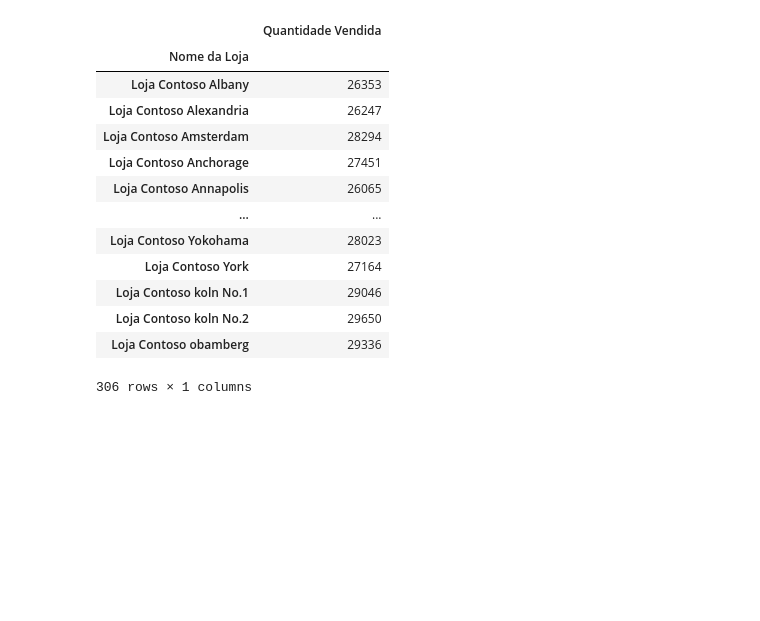
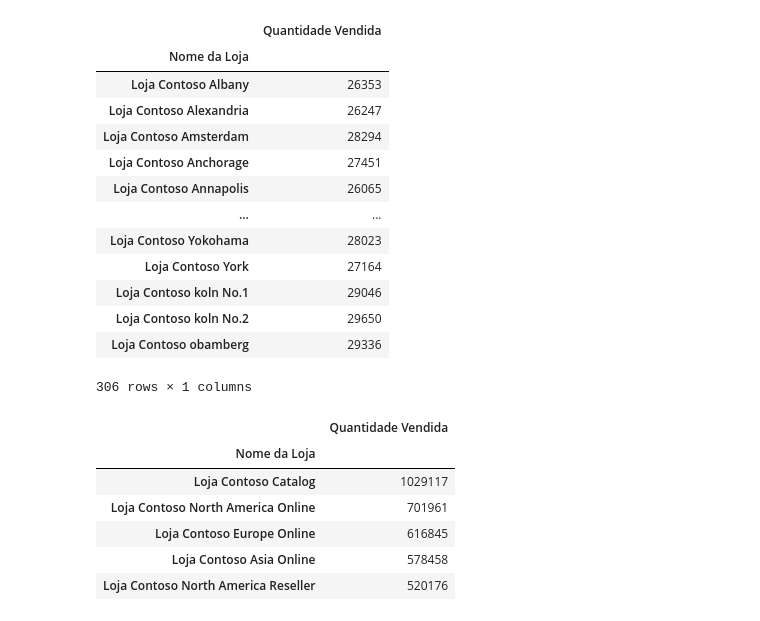
Before and after one commit to Marcogguedes/analise_dados, a Jupyter notebook: Data Analytics.ipynb, the cells around one changed output. Cells and saved outputs as stored; diff of their text form; code cells hidden in the pictures; blank space fills up the shorter version.

```diff
--- a/Data Analytics.ipynb
+++ b/Data Analytics.ipynb
@@ -172,3 +172,15 @@ vendas_lojas
 | Loja Contoso koln No.2 | 29650 |
 | Loja Contoso obamberg | 29336 |
 306 rows × 1 columns
+# %%
+# Ordenando o dataframe da loja com maior quantidade de venda para a menor loja
+vendas_lojas = vendas_lojas.sort_values('Quantidade Vendida', ascending = False)
+vendas_lojas.head()
+# %% [output]
+|  | Quantidade Vendida |
+| Nome da Loja |  |
+| Loja Contoso Catalog | 1029117 |
+| Loja Contoso North America Online | 701961 |
+| Loja Contoso Europe Online | 616845 |
+| Loja Contoso Asia Online | 578458 |
+| Loja Contoso North America Reseller | 520176 |
```
Also changed, not shown: parts of 6 cells of this notebook.
